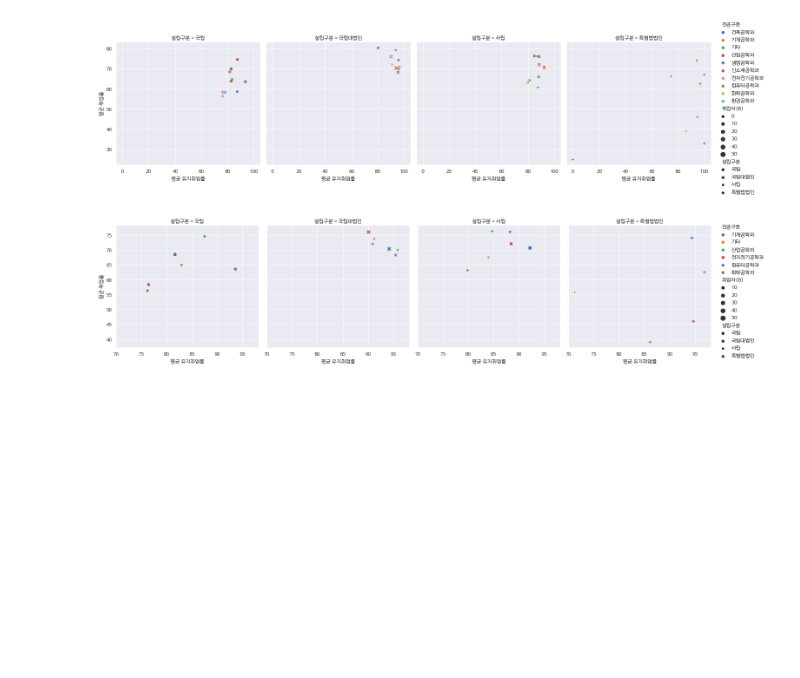
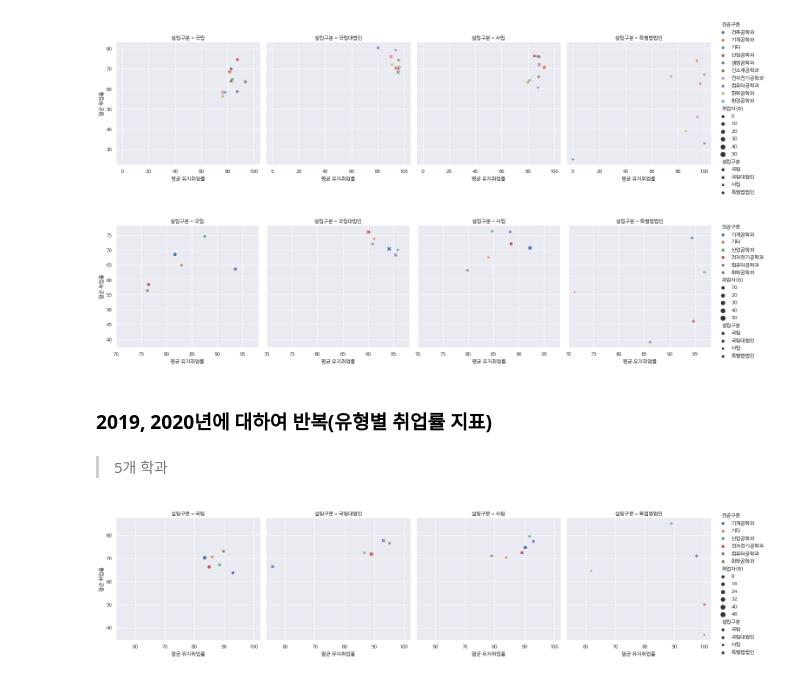
Before and after one commit to HWANG-HOE-SUN/Univ.Project, a Jupyter notebook: 대학자료분석/대학알리미_자료분석.ipynb, the cells around one changed output. Cells and saved outputs as stored; diff of their text form; code cells hidden in the pictures; blank space fills up the shorter version.

```diff
--- a/대학자료분석/대학알리미_자료분석.ipynb
+++ b/대학자료분석/대학알리미_자료분석.ipynb
@@ -748,3 +746,27 @@ ax.set_axis_labels("평균 유지취업률", "평균 취업률")
 plt.savefig('대학 유형별 공대 취업률 지표(주요학과).png')
 # %% [output]
 [figure]
+# %% [markdown]
+### 2019, 2020년에 대하여 반복(유형별 취업률 지표)
+# %% [markdown]
+> 5개 학과
+# %%
+b_copy = b.copy()
+b_copy['전공구분'] = b_copy['학과(전공)'].apply(lambda x: f3(x))
+
+df1 = pd.DataFrame(b_copy.groupby(['전공구분','설립구분'])['취업자(B)'].mean().values.astype(int))
+df2 = pd.DataFrame(b_copy.groupby(['전공구분','설립구분'])['취업률반올림'].mean().values)
+df3 = pd.DataFrame(b_copy.groupby(['전공구분','설립구분'])['유취_계평균'].mean().values)
+idx1 = pd.DataFrame(b_copy.groupby(['전공구분','설립구분'])['취업자(B)'].mean().index.get_level_values(0)) # 전공구분
+idx2 = pd.DataFrame(b_copy.groupby(['전공구분','설립구분'])['취업자(B)'].mean().index.get_level_values(1)) # 설립구분
+
+b_copy_2019_주요 = pd.concat([df1,df2,df3,idx1,idx2],axis=1,ignore_index=True)
+b_copy_2019_주요.rename(columns={0:'취업자(B)',1:'취업률반올림',2:'유취_계평균',3:'전공구분',4:'설립구분'},inplace=True)
+
+ax = sns.relplot(x="유취_계평균", y="취업률반올림", hue='전공구분',
+            style ='설립구분', size='취업자(B)', data=b_copy_2019_주요,
+            sizes=(35, 120), col='설립구분')
+ax.set_axis_labels("평균 유지취업률", "평균 취업률")
+plt.savefig('2019 대학 유형별 공대 취업률 지표(주요학과).png')
+# %% [output]
+[figure, added]
```
Also changed, not shown: parts of 35 cells of this notebook.
